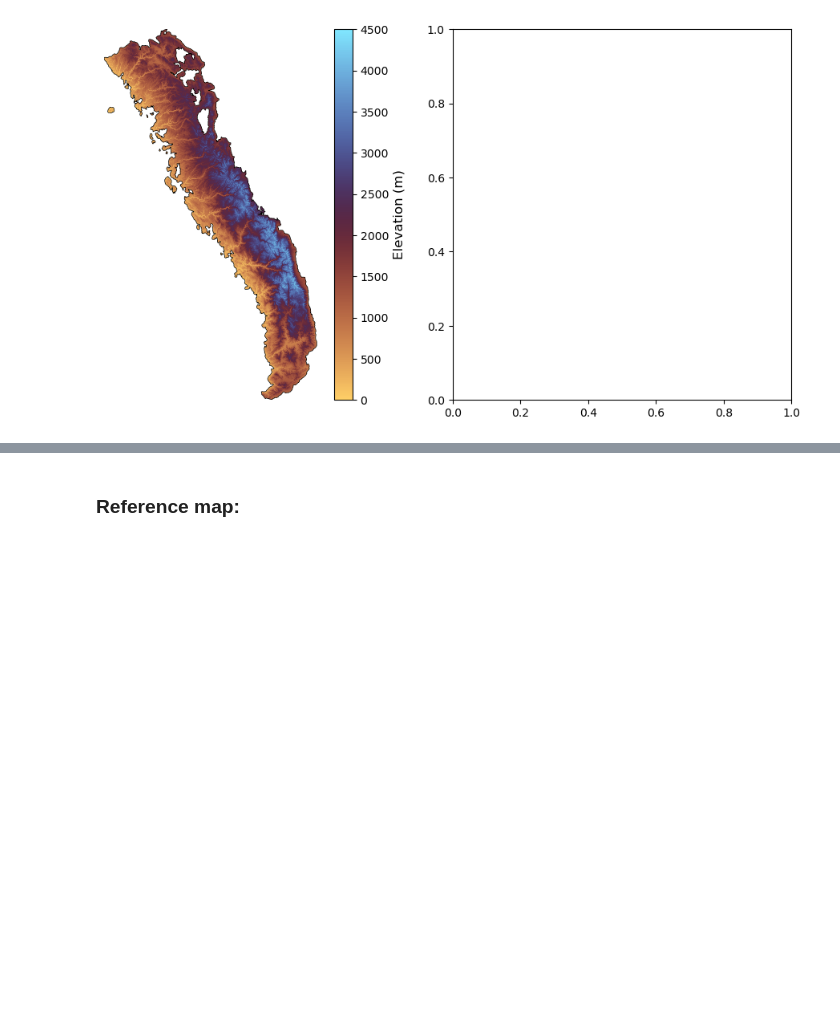
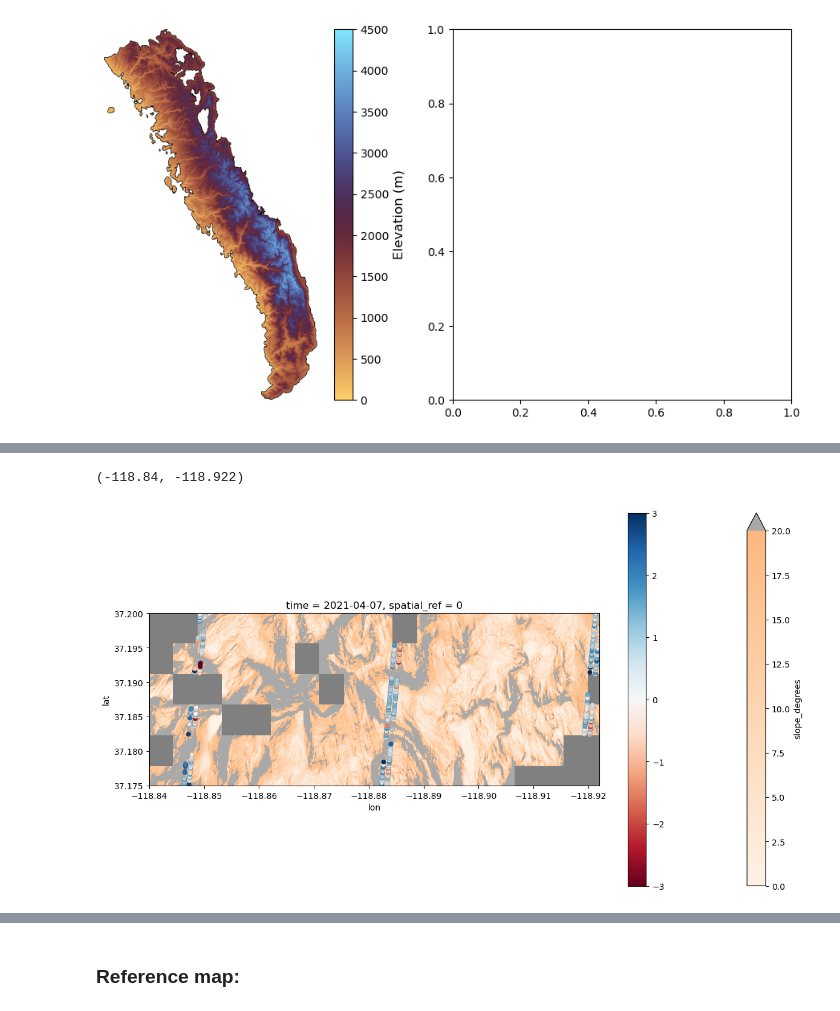
Before and after one commit to bessoh2/analog_snowmapping, a Jupyter notebook: notebooks/figure_making/site_fig.ipynb, the cells around one changed output, grey strips where cells are left out. Drawn from its saved outputs; the diff is of its cells as text; code cells hidden in the pictures; blank space fills up the shorter version.

```diff
--- a/notebooks/figure_making/site_fig.ipynb
+++ b/notebooks/figure_making/site_fig.ipynb
@@ -134,0 +207,18 @@ cbar.set_label('Elevation (m)', size=12)
+# %%
+min_x = atl06sr_gdf_snowy.loc[(atl06sr_gdf_snowy['acqdate_dt']==alt_highlight) & (atl06sr_gdf_snowy['n']>100)].geometry.x.min()
+min_y = atl06sr_gdf_snowy.loc[(atl06sr_gdf_snowy['acqdate_dt']==alt_highlight) & (atl06sr_gdf_snowy['n']>100)].geometry.y.min()
+max_x = atl06sr_gdf_snowy.loc[(atl06sr_gdf_snowy['acqdate_dt']==alt_highlight) & (atl06sr_gdf_snowy['n']>100)].geometry.x.max()
+max_y = atl06sr_gdf_snowy.loc[(atl06sr_gdf_snowy['acqdate_dt']==alt_highlight) & (atl06sr_gdf_snowy['n']>100)].geometry.y.max()
+
+region = [  {"lon": min_x, "lat": min_y},
+            {"lon": max_x, "lat": min_y},
+            {"lon": max_x, "lat": max_y},
+            {"lon": min_x, "lat": max_y},
+            {"lon": min_x, "lat": min_y}  ]
+
+region_lon = [e["lon"] for e in region]
+region_lat = [e["lat"] for e in region]
+# %%
+subset_bbox = (min_x, min_y, max_x, max_y)
+# %%
+slope_crs_alt = py3dep.get_map("Slope Degrees", subset_bbox, resolution=10, geo_crs=4326, crs=4326)
@@ -134,0 +411,2 @@ cbar.set_label('Elevation (m)', size=12)
+# %%
+swe_sca_ds = swe_sca_ds.rename({'y': 'lat', 'x': 'lon'})
@@ -134,0 +415,43 @@ cbar.set_label('Elevation (m)', size=12)
+# %%
+
+
+# 4. Plot the data using the custom norm and modified colormap
+# Set the 'extend' keyword to include the 'over' color in the colorbar
+# plt.imshow(data, cmap=cmap, norm=norm, extent=[0, 20, 0, 20])
+# cbar = plt.colorbar(extend='max')
+
+colors = ['#FDF2E6', '#fdb87e']
+
+
+
+threshold_value = 0.9
+
+cmap = mcolors.ListedColormap(['grey','blue', 'black'])
+cmap.set_under('grey')
+cmap.set_over('blue')
+
+bounds = [threshold_value,1]
+norm = mcolors.BoundaryNorm(bounds, cmap.N, extend='both')
+
+threshold_value1 = 20
+# Create the colormap
+custom_cmap = mcolors.LinearSegmentedColormap.from_list("my_custom_cmap", colors)
+#cmap1 = matplotlib.colormaps['Oranges'] # You can choose any built-in colormap
+over_color1 = 'darkgrey' # The solid color for values above the threshold
+custom_cmap.set_over(over_color1)
+norm1 = mcolors.Normalize(vmin=0, vmax=threshold_value1)
+# norm1 = mcolors.TwoSlopeNorm(vmin=0, vcenter=35, vmax=threshold_value1)
+
+
+fig, ax =plt.subplots(figsize=(15,8))
+slope_crs_alt.plot(ax=ax, cmap=custom_cmap, norm=norm1)
+swe_sca_ds.SCA_Post.sel(time=alt_highlight).where(swe_sca_ds.SCA_Post.sel(time=alt_highlight)<0.9).plot(ax=ax, cmap=cmap, norm=norm, add_colorbar=False) #, cbar_kwargs={'ticks': bounds}
+# swe_sca_ds.SCA_Post.sel(time=alt_highlight).where(swe_sca_ds.SCA_Post.sel(time=alt_highlight)<0.9).plot(ax=ax, color='red', alpha=0.7)
+#atl06sr_gdf[atl06sr_gdf['acqdate_dt']==alt_highlight].plot(ax=ax, markersize=30, color='black', alpha=0.3, vmin=-3, vmax=3) # , edgecolor='k', linewidth=0.1
+#atl06sr_gdf_20slope[atl06sr_gdf_20slope['acqdate_dt']==alt_highlight].plot(ax=ax,markersize=30, alpha=0.3,color='red', vmin=-3, vmax=3) # , edgecolor='k', linewidth=0.1
+atl06sr_gdf_snowy[atl06sr_gdf_snowy['acqdate_dt']==alt_highlight].plot(ax=ax, column='icesat2_3dep_dif',markersize=30, cmap='RdBu', edgecolor='k', linewidth=0.1,vmin=-3, vmax=3, legend=True) #
+ax.set_ylim(37.175,37.2)
+ax.set_xlim(-118.84,-118.922)
+# %% [output]
+(-118.84, -118.922)
+[figure, added]
```
Also changed, not shown: parts of 29 cells of this notebook, 25 other files.
